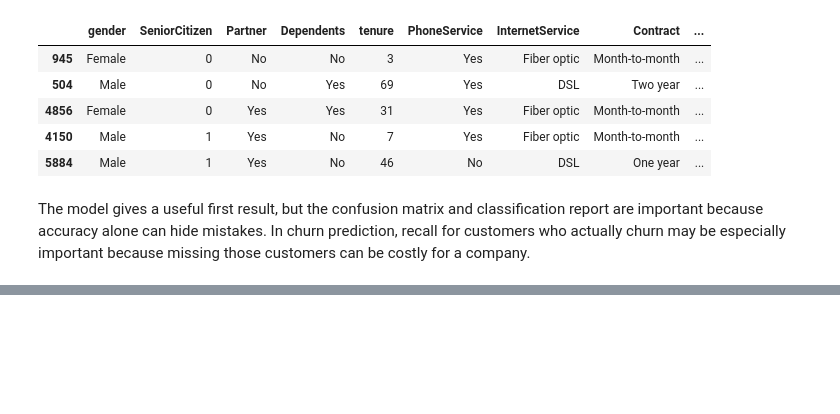
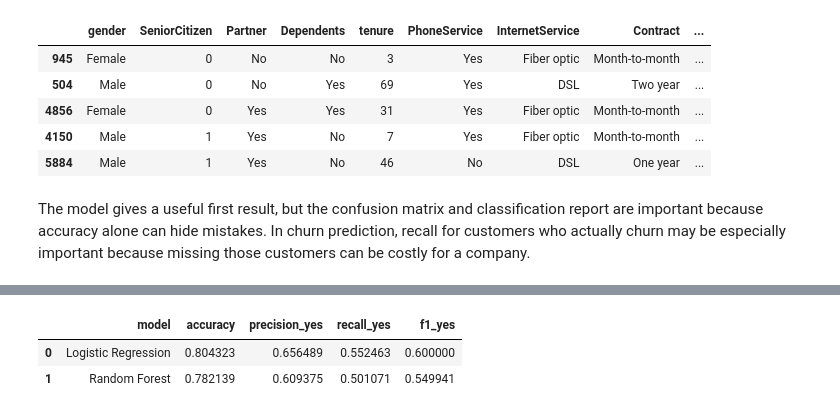
Before and after one commit to Saccor/telecom-churn-prediction, a Jupyter notebook: notebooks/telecom_churn_prediction.ipynb, the cells around one changed output, grey strips where cells are left out. Cells and saved outputs as stored; diff of their text form; code cells hidden in the pictures; blank space fills up the shorter version.

Commit message:
compare random forest model

```diff
--- a/notebooks/telecom_churn_prediction.ipynb
+++ b/notebooks/telecom_churn_prediction.ipynb
@@ -310,0 +318,36 @@ The model gives a useful first result, but the confusion matrix and classificati
+# %%
+random_forest_model = Pipeline(
+    steps=[
+        ("preprocessor", preprocessor),
+        ("classifier", RandomForestClassifier(random_state=42)),
+    ]
+)
+
+random_forest_model.fit(X_train, y_train)
+
+rf_pred = random_forest_model.predict(X_test)
+# %%
+model_comparison = pd.DataFrame(
+    [
+        {
+            "model": "Logistic Regression",
+            "accuracy": accuracy_score(y_test, y_pred),
+            "precision_yes": precision_score(y_test, y_pred, pos_label="Yes"),
+            "recall_yes": recall_score(y_test, y_pred, pos_label="Yes"),
+            "f1_yes": f1_score(y_test, y_pred, pos_label="Yes"),
+        },
+        {
+            "model": "Random Forest",
+            "accuracy": accuracy_score(y_test, rf_pred),
+            "precision_yes": precision_score(y_test, rf_pred, pos_label="Yes"),
+            "recall_yes": recall_score(y_test, rf_pred, pos_label="Yes"),
+            "f1_yes": f1_score(y_test, rf_pred, pos_label="Yes"),
+        },
+    ]
+)
+
+model_comparison
+# %% [output]
+|  | model | accuracy | precision_yes | recall_yes | f1_yes |
+| 0 | Logistic Regression | 0.804323 | 0.656489 | 0.552463 | 0.600000 |
+| 1 | Random Forest | 0.782139 | 0.609375 | 0.501071 | 0.549941 |
```
Also changed, not shown: parts of 2 cells of this notebook.
